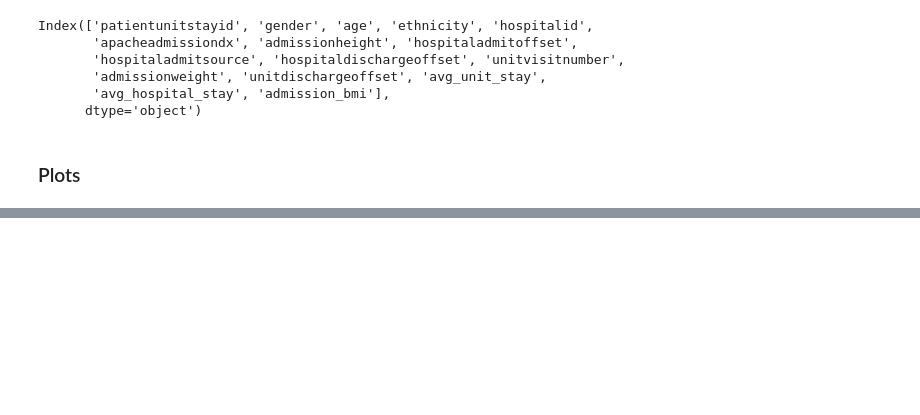
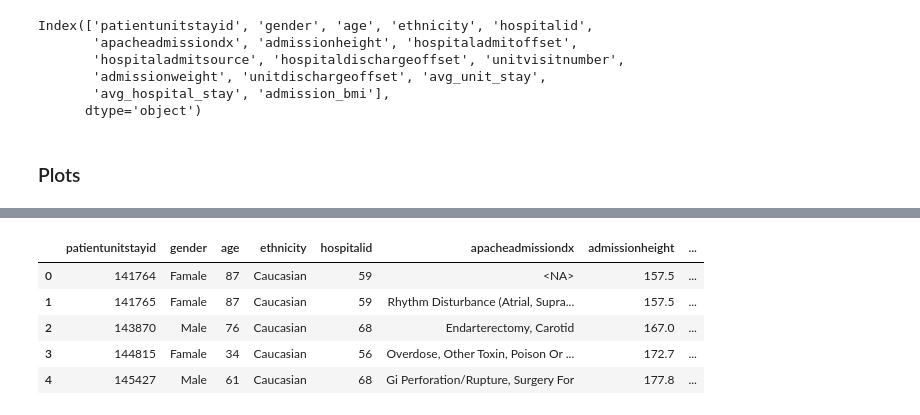
Before and after one commit to Cortijo02/VISDAT, a Jupyter notebook: app/src/plots.ipynb, the cells around one changed output, grey strips where cells are left out. Cells and saved outputs as stored; diff of their text form; code cells hidden in the pictures; blank space fills up the shorter version.

```diff
--- a/app/src/plots.ipynb
+++ b/app/src/plots.ipynb
@@ -328,0 +708,10 @@ plot_bar_median_by_hospital(df_patient)
+# %%
+df_patient_region = merge_patient_with_region(df_patient, dfs["hospital"])
+df_patient_region.head()
+# %% [output]
+|  | patientunitstayid | gender | age | ethnicity | hospitalid | apacheadmissiondx | admissionheight | ... |
+| 0 | 141764 | Famale | 87 | Caucasian | 59 | <NA> | 157.5 | ... |
+| 1 | 141765 | Famale | 87 | Caucasian | 59 | Rhythm Disturbance (Atrial, Supra... | 157.5 | ... |
+| 2 | 143870 | Male | 76 | Caucasian | 68 | Endarterectomy, Carotid | 167.0 | ... |
+| 3 | 144815 | Famale | 34 | Caucasian | 56 | Overdose, Other Toxin, Poison Or ... | 172.7 | ... |
+| 4 | 145427 | Male | 61 | Caucasian | 68 | Gi Perforation/Rupture, Surgery For | 177.8 | ... |
```
Also changed, not shown: parts of 39 cells of this notebook, 12 other files.
